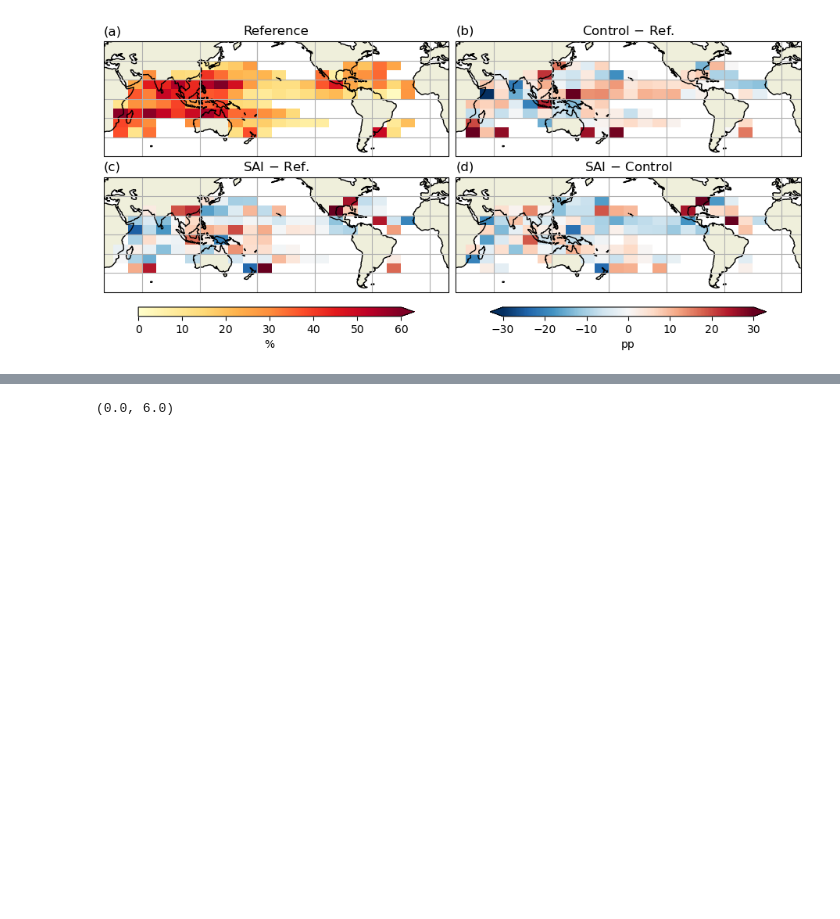
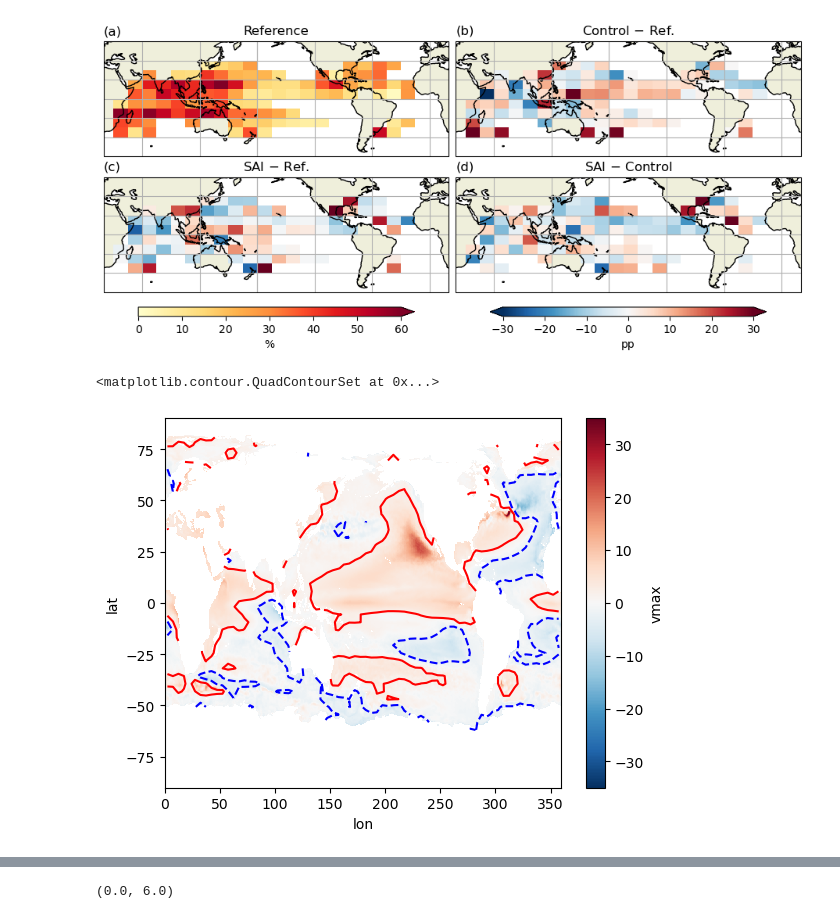
Before and after one commit to JdeJong96/TCs-under-SAI, a Jupyter notebook: analysis/notebooks/link_seeds_TCs.ipynb, the cells around one changed output, grey strips where cells are left out. Saved outputs shown, nothing was run; the diff lists cells and outputs as text; code cells hidden in the pictures; blank space fills up the shorter version.

Commit message:
work on synthesis figure

```diff
--- a/analysis/notebooks/link_seeds_TCs.ipynb
+++ b/analysis/notebooks/link_seeds_TCs.ipynb
@@ -13,6 +13,8 @@ import tracks
 %matplotlib inline
 
 savefigkwargs = dict(transparent=True, dpi=300, bbox_inches='tight')
+MONTHS_NH = [6,7,8,9,10]  # NH TC season months [1: Jan - 12: Dec]
+MONTHS_SH = [1,2,3,4,5]   # SH TC season months
 # %%
 ds_tc = tracks.load_tracks('../../tracker/jobs/Tracking_TC_RV/', ext='')
 # %% [output]
@@ -766,3 +768,13 @@ tracks.savefig(fig, fname, **savefigkwargs)
 # %% [output]
 saving ../figures/track_density_seeds_transprob_24hr_4panel.pdf...
 [figure]
+# %%
+dsPI = xr.open_dataset('../jobs/PI/data/PI.nc')
+dsPI['dpm'] = ('month', [31,28,31,30,31,30,31,31,30,31,30,31])
+dvmax_NH = (dsPI.vmax.sel(month=MONTHS_NH, exp='cnt') - dsPI.vmax.sel(month=MONTHS_NH, exp='ref')).weighted(dsPI.dpm).mean('month')
+dvmax_SH = (dsPI.vmax.sel(month=MONTHS_SH, exp='cnt') - dsPI.vmax.sel(month=MONTHS_SH, exp='ref')).weighted(dsPI.dpm).mean('month')
+dvmax_NH.plot()
+dvmax_NH.coarsen(lat=8,lon=8).mean().plot.contour(levels=[-2,2], colors=['b','r'])
+# %% [output]
+<matplotlib.contour.QuadContourSet at 0x...>
+[figure, added]
```
Also changed, not shown: parts of 2 cells of this notebook, 1 other file.
